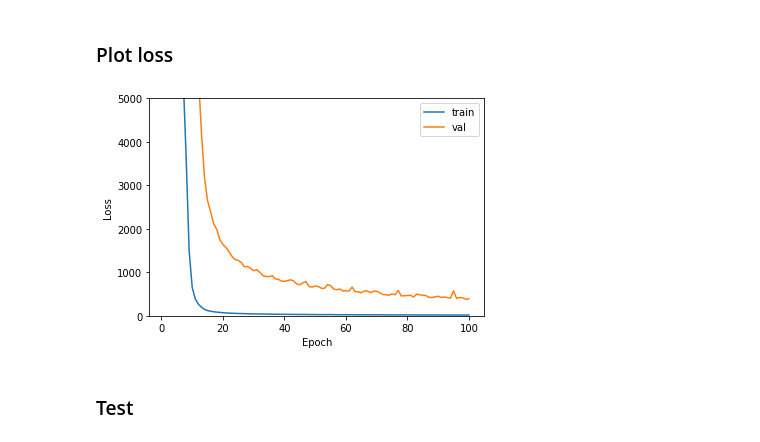
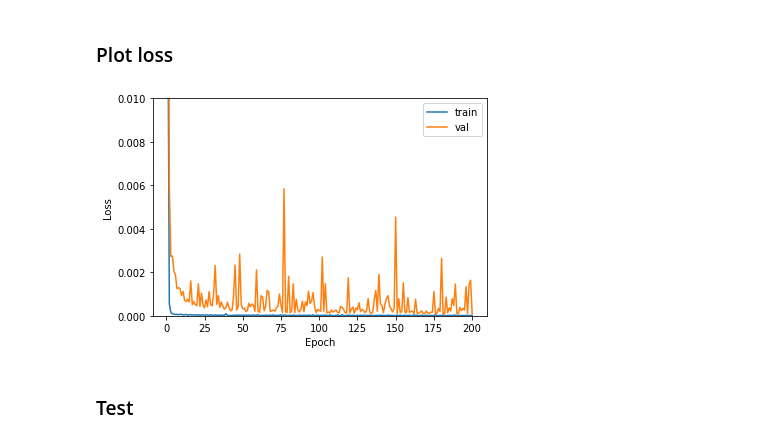
Before and after one commit to KJ-black/Machine-Learning-on-Material-Informatics, a Jupyter notebook: projectile_motion.ipynb, the cells around one changed output. Cells and saved outputs as stored; diff of their text form; code cells hidden in the pictures.

```diff
--- a/projectile_motion.ipynb
+++ b/projectile_motion.ipynb
@@ -83,11 +83,13 @@ y_test.shape: (20000, 2)
 from sklearn.preprocessing import MinMaxScaler
 
 # Training Set
-sc = MinMaxScaler()
-x = sc.fit_transform(x)
+x_sc = MinMaxScaler()
+y_sc = MinMaxScaler()
+x = x_sc.fit_transform(x)
+y = y_sc.fit_transform(y)
 
 # Testing Set
-x_test = sc.transform(x_test)
+x_test = x_sc.transform(x_test)
 # %% [markdown]
 ### Normalized Data Visiualization
 # %%
@@ -105,10 +107,11 @@ array([[<matplotlib.axes._subplots.AxesSubplot object at 0x...>,
 # %%
 import torch
 import torch.nn as nn
+import torch.nn.functional as F
 from torch.autograd import Variable
 
 class ANNModel(nn.Module):
-  def __init__(self, input_dim, hidden_dim, output_dim):
+  def __init__(self, input_dim, output_dim):
     super(ANNModel, self).__init__()
 
     self.layers = nn.Sequential(
@@ -148,16 +153,26 @@ Using device: cpu
+# %%
+def weights_init(m):
+  classname = m.__class__.__name__
+  if classname.find('Linear') != -1:
+    nn.init.normal_(m.weight.data, 0, 0.02)
+    nn.init.constant_(m.bias.data, 0)
+  elif classname.find('BatchNorm') != -1:
+    nn.init.normal_(m.weight.data, 1.0, 0.02)
+    nn.init.constant_(m.bias.data, 0)
+
+input_dim = x_train.shape[1] # feature size
+output_dim = y_train.shape[1]
+model = ANNModel(input_dim, output_dim).to(device)
+weights_init(model)
 # %% [markdown]
 ## Training & Validation
 # %%
 loss_list = []
 val_list = []
-input_dim = x_train.shape[1] # feature size
-hidden_dim = 64
-output_dim = 2
 loss_fn = nn.MSELoss()
 learning_rate = 0.01
-model = ANNModel(input_dim, hidden_dim, output_dim).to(device)
 optimizer = torch.optim.Adam(model.parameters(), lr = learning_rate)
-epoch = 100
+epoch = 200
 
 for iteration in range(epoch):
   avg_loss, avg_acc = 0, 0
@@ -173,8 +188,8 @@ for iteration in range(epoch):
 
     # Record
     avg_loss += loss.item()
-    n_correct = torch.sum((torch.abs(outputs - targets) < torch.abs(0.01* targets)))
-    avg_acc = (n_correct.item() * 100.0 / len(targets))  # scalar
+    n_correct = torch.sum((torch.abs(outputs - targets) < torch.abs(0.1* targets)))
+    avg_acc = (n_correct.item() * 100.0 / (len(targets)*2))  # scalar
 
   avg_loss /= len(train_loader)
   loss_list.append(avg_loss)
@@ -187,8 +202,8 @@ for iteration in range(epoch):
     for x, y in test_loader:
         pred = model(x)
         test_loss += loss_fn(pred, y).item()
-        correct = torch.sum((torch.abs(pred - y) < torch.abs(0.01* y)))
-  correct = (correct.item() * 100.0 / len(x))  # scalar  test_loss /= len(test_loader)
+        correct = torch.sum((torch.abs(pred - y) < torch.abs(0.1* y)))
+  correct = (correct.item() * 100.0 / (len(x)*2) ) # scalar  test_loss /= len(test_loader)
   val_list.append(test_loss)
 
   # if iteration%10 == 0 :
@@ -200,8 +215,8 @@ for iteration in range(epoch):
 
   if iteration%10 == 0 :
     print("=======================================================")
-    print('Train\tEpoch:%2d\tLoss:%.4f\t\tAcc:%.4f'%(iteration, avg_loss, avg_acc))
-    print('Val\tEpoch:%2d\tLoss:%.4f\t\tAcc:%.4f'%(iteration, test_loss, correct))
+    print('Train\tEpoch:%2d\tLoss:%.4f\t\tAcc:%.4f'%(iteration+10, avg_loss, avg_acc))
+    print('Val\tEpoch:%2d\tLoss:%.4f\t\tAcc:%.4f'%(iteration+10, test_loss, correct))
     print("=======================================================")
 # %% [output]
 =======================================================
@@ -228,16 +243,16 @@ Val     Epoch:90        Loss:421.7389           Acc:47.7679
 # %%
 import matplotlib.pyplot as plt
 plt.figure()
 plt.ylabel("Loss")
 plt.xlabel("Epoch")
-plt.ylim(0, 5000)
+plt.ylim(0, 0.01)
 x = np.arange(1, len(loss_list)+1)
 plt.plot(x, loss_list, label="train")
 plt.plot(x, val_list, label='val')
 plt.legend()
 plt.show()
 # %% [output]
-[figure, old version]
+[figure, new version]
 # %% [markdown]
 ### Test
 # %%
```
Also changed, not shown: parts of 6 cells of this notebook.
